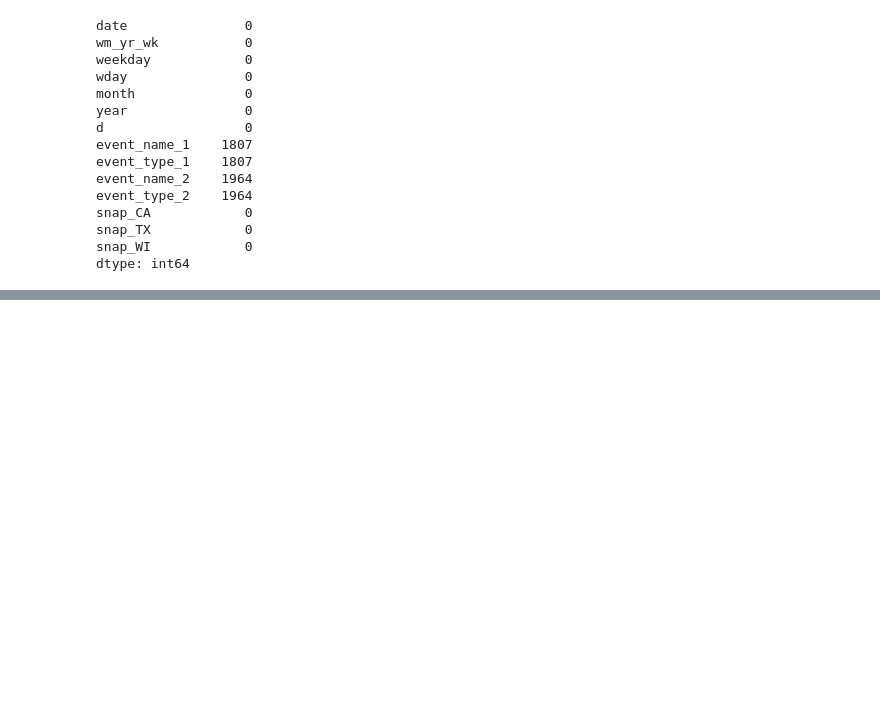
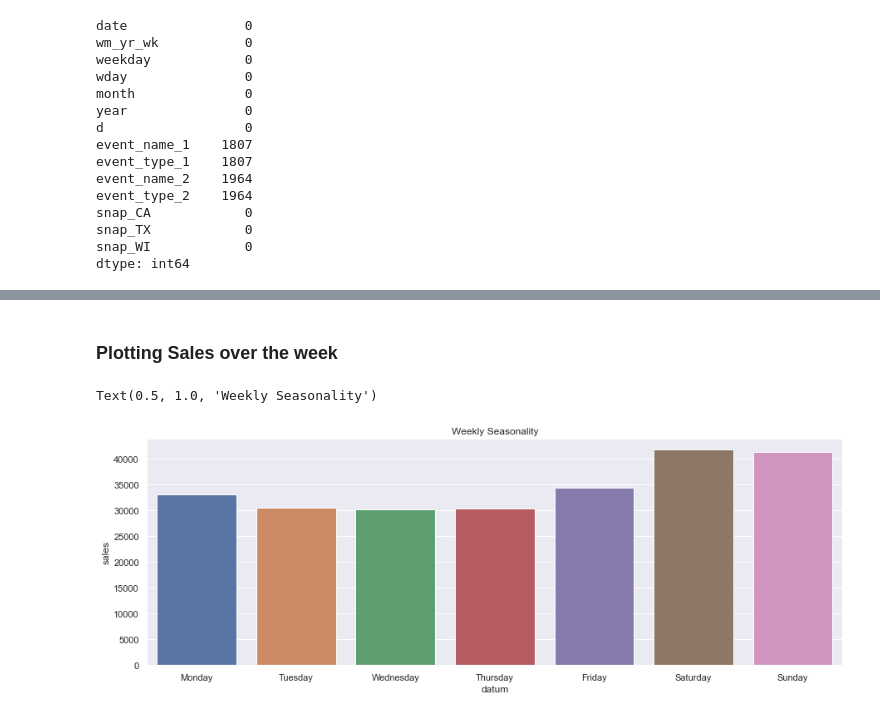
Before and after one commit to ElizabethSebastian/Sales-Forecasting, a Jupyter notebook: Sales Forecasting.ipynb, the cells around one changed output, grey strips where cells are left out. Saved outputs shown, nothing was run; the diff lists cells and outputs as text; code cells hidden in the pictures; blank space fills up the shorter version.

```diff
--- a/Sales Forecasting.ipynb
+++ b/Sales Forecasting.ipynb
@@ -443,0 +484,31 @@ dtype: int64
+# %%
+#Setting the start date
+base = datetime.datetime(2011,1,29)
+#Calculating the total sales in a day
+sales_CA = sales.loc[sales['state_id']=='CA']
+sales_TX = sales.loc[sales['state_id']=='TX']
+sales_WI = sales.loc[sales['state_id']=='WI']
+
+sales_sum = pd.DataFrame(sales[date].sum(axis =0),columns = ["sales"])
+sales_sum_CA = pd.DataFrame(sales_CA[date].sum(axis =0),columns = ["sales"])
+sales_sum_TX = pd.DataFrame(sales_TX[date].sum(axis =0),columns = ["sales"])
+sales_sum_WI = pd.DataFrame(sales_WI[date].sum(axis =0),columns = ["sales"])
+
+
+#Adding the date column
+sales_sum['datum'] = [base + datetime.timedelta(days=x) for x in range(1941)]
+sales_sum.set_index('datum', drop=True, inplace=True)
+sales_sum.sort_index(inplace=True)
+
+sales_sum_CA['datum'] = [base + datetime.timedelta(days=x) for x in range(1941)]
+sales_sum_CA.set_index('datum', drop=True, inplace=True)
+sales_sum_CA.sort_index(inplace=True)
+
+sales_sum_TX['datum'] = [base + datetime.timedelta(days=x) for x in range(1941)]
+sales_sum_TX.set_index('datum', drop=True, inplace=True)
+sales_sum_TX.sort_index(inplace=True)
+
+
+sales_sum_WI['datum'] = [base + datetime.timedelta(days=x) for x in range(1941)]
+sales_sum_WI.set_index('datum', drop=True, inplace=True)
+sales_sum_WI.sort_index(inplace=True)
@@ -443,0 +554,11 @@ dtype: int64
+# %% [markdown]
+### Plotting Sales over the week
+# %%
+days = ['Monday','Tuesday','Wednesday','Thursday','Friday','Saturday', 'Sunday']
+sales_sum_weekday = sales_sum.groupby(sales_sum.index.day_name()).mean().reindex(days)
+sns.set(rc={'figure.figsize':(15,5)})
+sns.barplot(x= sales_sum_weekday.index, y='sales', data=sales_sum_weekday)
+plt.title("Weekly Seasonality")
+# %% [output]
+Text(0.5, 1.0, 'Weekly Seasonality')
+[figure, added]
```
Also changed, not shown: parts of 20 cells of this notebook, 1 other file.
